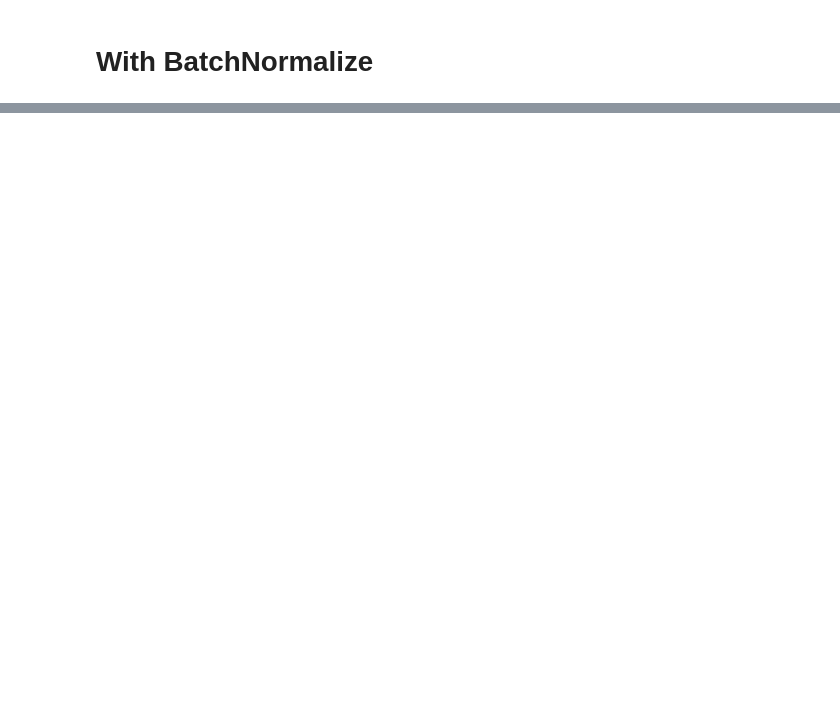
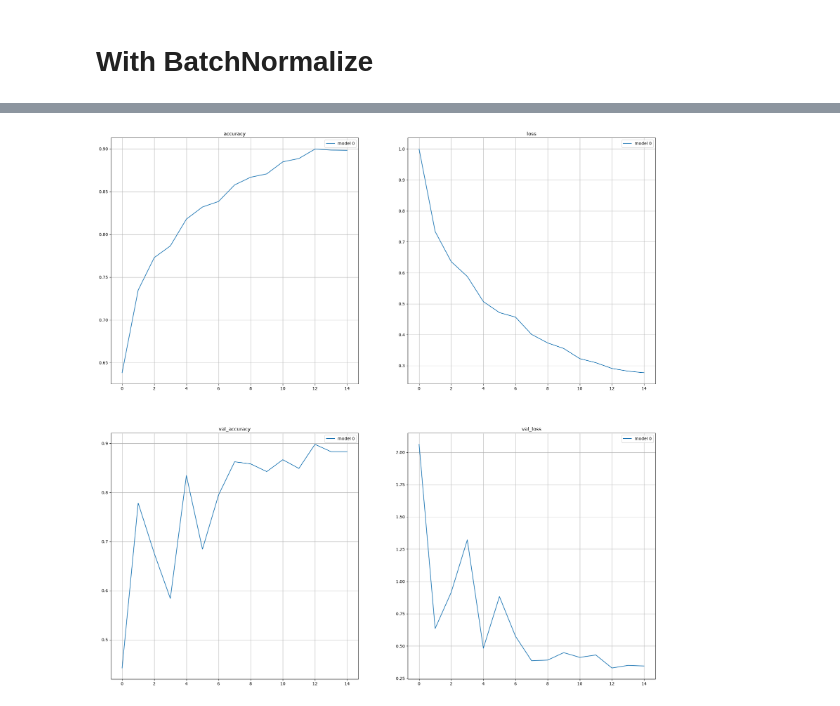
Before and after one commit to NileshAm/EN3150-Intel-Image-Classifier, a Jupyter notebook: CNN.ipynb, the cells around one changed output, grey strips where cells are left out. Drawn from its saved outputs; the diff is of its cells as text; code cells hidden in the pictures; blank space fills up the shorter version.

```diff
--- a/CNN.ipynb
+++ b/CNN.ipynb
@@ -193,7 +195,7 @@ models = []
 histories = []
 top = 6
 progress = tqdm(None, "Model", top, initial=0)
-for i, params in params_df.iterrows():
+for i, params in cnn_params.iterrows():
     models.append(build_model(params["param"]))
     histories.append(models[-1].fit(train_x, train_y, epochs=15, validation_split=0.1, batch_size=64,verbose=0))
     if i >= top:
@@ -378,7 +396,7 @@ models = []
 histories = []
 top = 6
 progress = tqdm(None, "Model", top, initial=0)
-for i, params in params_df.iterrows():
+for i, params in batchNormParams.iterrows():
     models.append(build_model(params["param"]))
     histories.append(models[-1].fit(train_x, train_y, epochs=15, validation_split=0.1, batch_size=64,verbose=0))
     if i >= top:
@@ -402,0 +594,25 @@ for i, model in enumerate(best_models[:top]):
+# %%
+callbacks = [
+    keras.callbacks.EarlyStopping(
+        monitor="val_loss",
+        patience=5,
+        restore_best_weights=True
+    ),
+
+    keras.callbacks.ReduceLROnPlateau(
+        monitor="val_loss",
+        factor=0.5,
+        patience=2,
+        min_lr=1e-6
+    )
+]
+
+x_train, x_val, y_train, y_val = train_test_split(train_x, train_y, test_size=0.1, random_state=42, shuffle=False)
+reseed_grid_picker(batch_tuner)
+batch_tuner.search(
+    x_train,
+    y_train,
+    validation_data=(x_val, y_val),
+    epochs=5,
+    callbacks=callbacks
+)
@@ -402,0 +769,3 @@ for i, model in enumerate(best_models[:top]):
+# %%
+combined_params = pd.DataFrame(combined_params).sort_values("val_acc", ascending=False, ignore_index=True)
+combined_params.head(10)
@@ -402,0 +784,15 @@ for i, model in enumerate(best_models[:top]):
+# %%
+fig, ax = plt.subplots(2, 2, figsize=(24, 24))
+for i, metric in enumerate(["accuracy", "loss", "val_accuracy", "val_loss"]):
+    axis = ax[i//2][i%2]
+    for j, settings in combined_params[:1].iterrows():
+        # print(settings["history"].history.keys())
+        # break
+        axis.plot(settings["history"].epoch, settings["history"].history[metric], label=f"model {j}")
+        axis.set_title(metric)
+        axis.grid(True)
+        axis.legend()
+
+plt.show()
+# %% [output]
+[figure, added]
```
Also changed, not shown: parts of 49 cells of this notebook, 44 other files.
